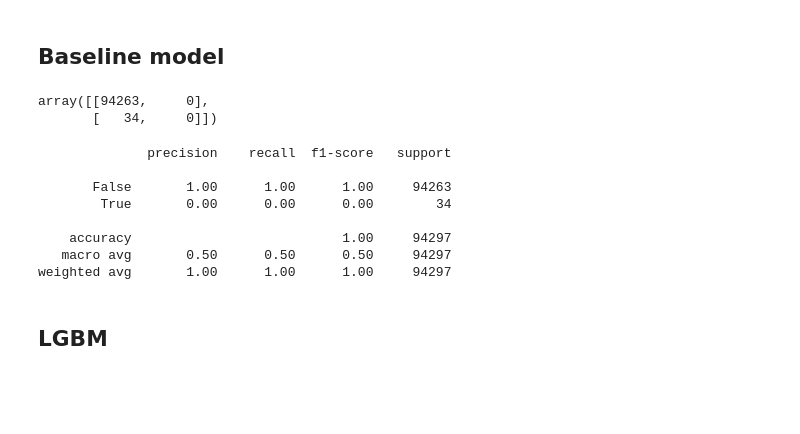
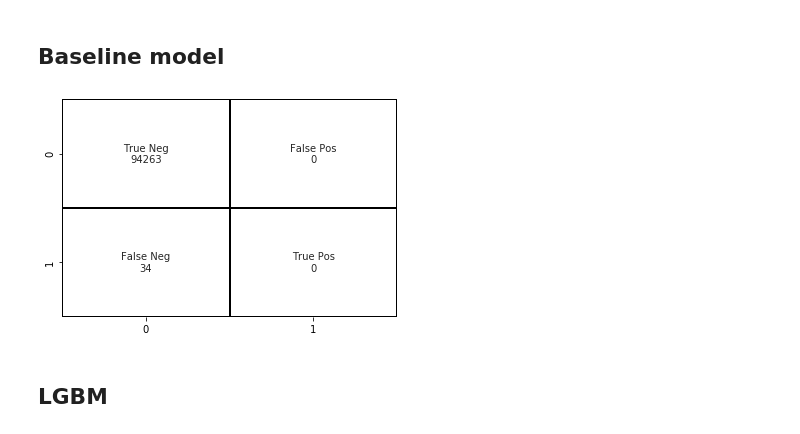
Before and after one commit to m-musiol/Capstone-NF_GA-Prediction, a Jupyter notebook: GA-Customer-Revenue-Prediction_model.ipynb, the cells around one changed output. Saved outputs shown, nothing was run; the diff lists cells and outputs as text; code cells hidden in the pictures; blank space fills up the shorter version.

```diff
--- a/GA-Customer-Revenue-Prediction_model.ipynb
+++ b/GA-Customer-Revenue-Prediction_model.ipynb
@@ -698,22 +705,17 @@ y_baseline = np.zeros(len(y_test))
-# %%
-# just a few positivs to predict
-confusion_matrix(y_test,y_baseline)
-# TN, FP
-# FN, TP
-# %% [output]
-array([[94263,     0],
-       [   34,     0]])
-# %%
-print(classification_report(y_test,y_baseline))
-# %% [output]
-              precision    recall  f1-score   support
-
-       False       1.00      1.00      1.00     94263
-        True       0.00      0.00      0.00        34
-
-    accuracy                           1.00     94297
-   macro avg       0.50      0.50      0.50     94297
-weighted avg       1.00      1.00      1.00     94297
+# %%
+# baseline model all zero
+y_baseline = np.zeros(len(y_test))
+cf_matrix = confusion_matrix(y_test,y_baseline)
+group_names = ['True Neg','False Pos','False Neg','True Pos']
+group_counts = ["{0:0.0f}".format(value) for value in
+                cf_matrix.flatten()]
+labels = [f"{v1}\n{v2}" for v1, v2 in
+          zip(group_names,group_counts)]
+labels = np.asarray(labels).reshape(2,2)
+sn.heatmap(cf_matrix, annot=labels, fmt='',linewidths=1, cbar=False,
+           linecolor='black', cmap=ListedColormap(['white']));
+# %% [output]
+[figure, added]
 # %% [markdown]
 ## LGBM
 # %%
```
Also changed, not shown: parts of 14 cells of this notebook, 3 other files.
